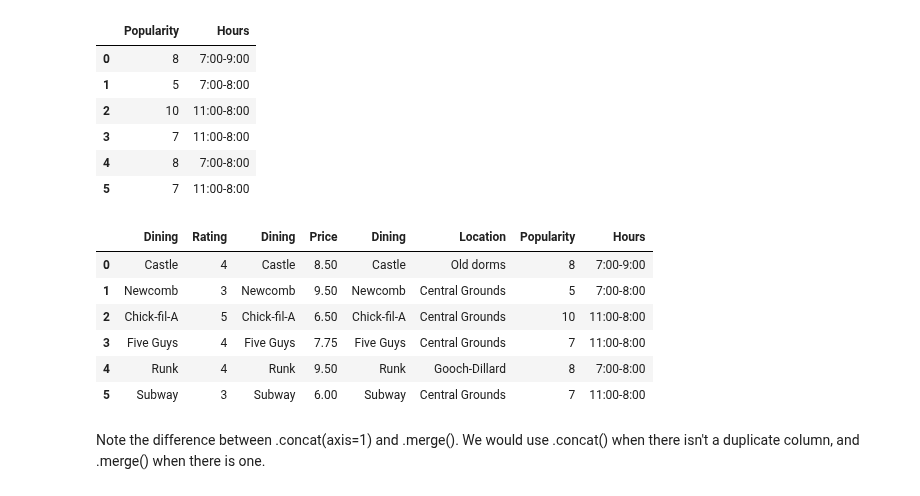
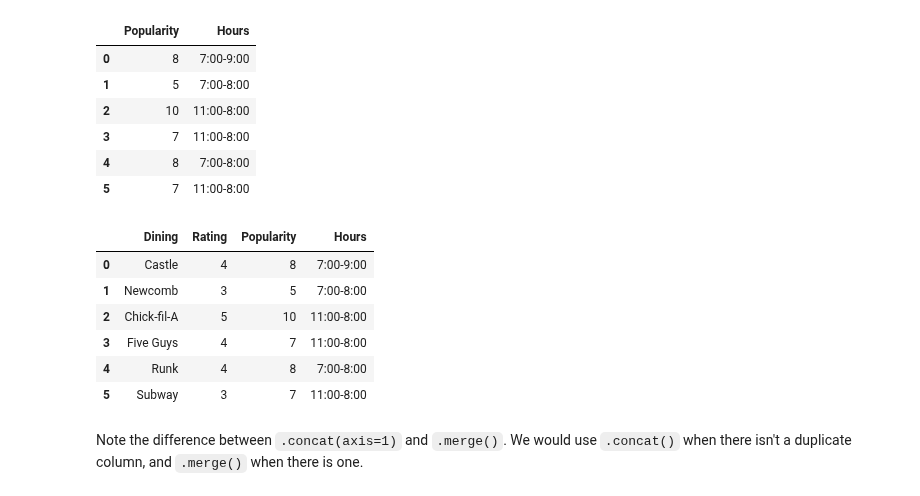
Before and after one commit to ishaandey/node, a Jupyter notebook: week-3/cleaning_key.ipynb, the cells around one changed output. Drawn from its saved outputs; the diff is of its cells as text; code cells hidden in the pictures.

```diff
--- a/week-3/cleaning_key.ipynb
+++ b/week-3/cleaning_key.ipynb
@@ -602,5 +589,7 @@ Sometimes you have data from two different sources that you'd like to have in on
 # %%
-df1 = pd.DataFrame({'Dining': ['Castle', 'Newcomb', 'Chick-fil-A', 'Five Guys', 'Runk', 'Subway'], 'Rating': [4, 3, 5, 4, 4, 3]})
-df1
+ratings_df = pd.DataFrame({'Dining': ['Castle', 'Newcomb', 'Chick-fil-A', 'Five Guys', 'Runk', 'Subway'],
+                        'Rating': [4, 3, 5, 4, 4, 3]})
+ratings_df = ratings_df.sort_values(by='Rating')
+ratings_df
 # %% [output]
 |  | Dining | Rating |
@@ -725,6 +781,6 @@ Concat can actually add columns instead of rows too. Use the axis=1 argument. He
 # %%
-more_info = pd.DataFrame({'Popularity': [8, 5, 10, 7, 8, 7], 'Hours': ["7:00-9:00", "7:00-8:00", "11:00-8:00", "11:00-8:00", "7:00-8:00", "11:00-8:00"]})
-more_info
+more_info_df = pd.DataFrame({'Popularity': [8, 5, 10, 7, 8, 7], 'Hours': ["7:00-9:00", "7:00-8:00", "11:00-8:00", "11:00-8:00", "7:00-8:00", "11:00-8:00"]})
+more_info_df
 # %% [output]
 |  | Popularity | Hours |
 | 0 | 8 | 7:00-9:00 |
@@ -734,15 +790,15 @@ more_info
 | 4 | 8 | 7:00-8:00 |
 | 5 | 7 | 11:00-8:00 |
 # %%
-df = pd.concat([df1, df2, df3, more_info], axis=1)
+df = pd.concat([df1, more_info_df], axis=1)
 df
 # %% [output]
-|  | Dining | Rating | Dining | Price | Dining | Location | Popularity | Hours |
-| 0 | Castle | 4 | Castle | 8.50 | Castle | Old dorms | 8 | 7:00-9:00 |
-| 1 | Newcomb | 3 | Newcomb | 9.50 | Newcomb | Central Grounds | 5 | 7:00-8:00 |
-| 2 | Chick-fil-A | 5 | Chick-fil-A | 6.50 | Chick-fil-A | Central Grounds | 10 | 11:00-8:00 |
-| 3 | Five Guys | 4 | Five Guys | 7.75 | Five Guys | Central Grounds | 7 | 11:00-8:00 |
-| 4 | Runk | 4 | Runk | 9.50 | Runk | Gooch-Dillard | 8 | 7:00-8:00 |
-| 5 | Subway | 3 | Subway | 6.00 | Subway | Central Grounds | 7 | 11:00-8:00 |
+|  | Dining | Rating | Popularity | Hours |
+| 0 | Castle | 4 | 8 | 7:00-9:00 |
+| 1 | Newcomb | 3 | 5 | 7:00-8:00 |
+| 2 | Chick-fil-A | 5 | 10 | 11:00-8:00 |
+| 3 | Five Guys | 4 | 7 | 11:00-8:00 |
+| 4 | Runk | 4 | 8 | 7:00-8:00 |
+| 5 | Subway | 3 | 7 | 11:00-8:00 |
 # %% [markdown]
-Note the difference between .concat(axis=1) and .merge(). We would use .concat() when there isn't a duplicate column, and .merge() when there is one.
+Note the difference between `.concat(axis=1)` and `.merge()`. We would use `.concat()` when there isn't a duplicate column, and `.merge()` when there is one.
```
Also changed, not shown: parts of 160 cells of this notebook.
